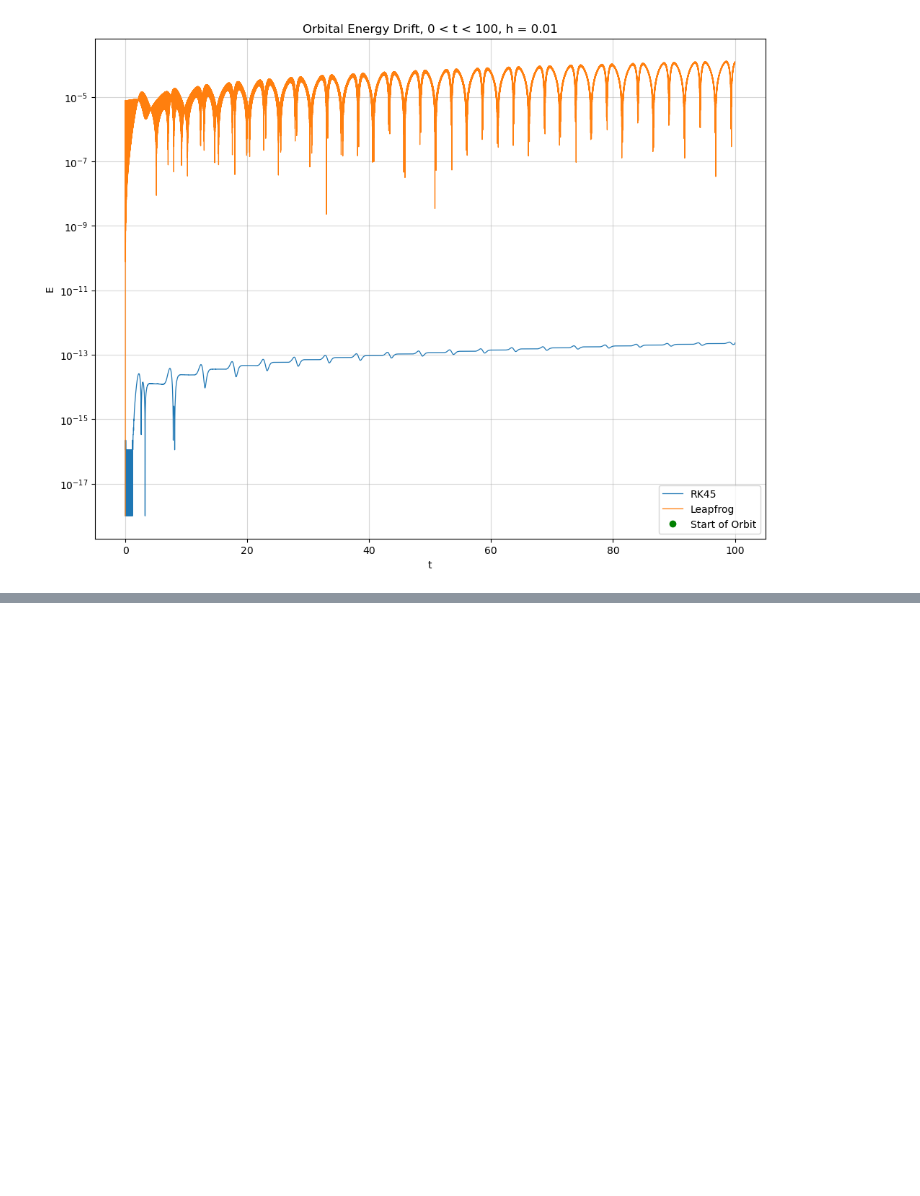
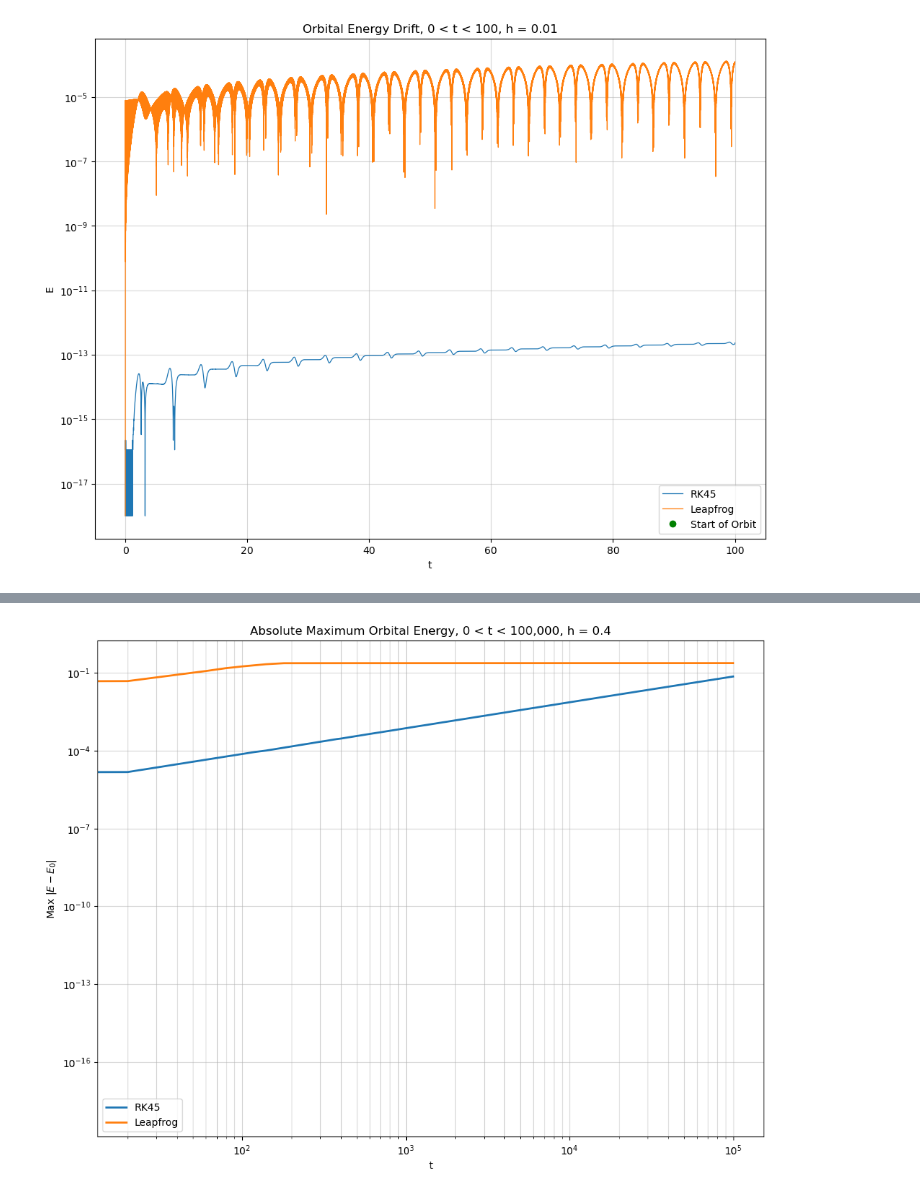
Before and after one commit to amf599-cyber/ASTR427, a Jupyter notebook: HW2-AMF.ipynb, the cells around one changed output, grey strips where cells are left out. Drawn from its saved outputs; the diff is of its cells as text; code cells hidden in the pictures; blank space fills up the shorter version.

```diff
--- a/HW2-AMF.ipynb
+++ b/HW2-AMF.ipynb
@@ -623,3 +640,21 @@ Energy Calculation runtime: 0.186496 s
+# %%
+# Plotting Max Difference in Energy from Initial Energy state over Time (loglog):
+res = 50 # point resolution, plot one value per 50 points, to smooth curve out
+fig, ax = plt.subplots(figsize=(12,9))
+
+dE_RK = np.maximum.accumulate(np.abs(E_RK - E_RK[0]))
+dE_LF = np.maximum.accumulate(np.abs(E_LF - E_LF[0]))
+
+ax.loglog(t_RK[::res], dE_RK[::res] + 1e-18, label="RK45", lw=2.0)
+ax.loglog(t_LF[::res], dE_LF[::res] + 1e-18, label="Leapfrog", lw=2.0)
+ax.set_xlabel("t")
+ax.set_ylabel(r"Max $|E - E_0|$")
+ax.set_title("Absolute Maximum Orbital Energy, 0 < t < 100,000, h = 0.4")
+ax.grid(True, which="both", alpha=0.5)
+ax.legend()
+plt.show()
+# %% [output]
+[figure, added]
 # %%
 # Comments on differences in behavior of E(t) methods, wall clock differences.
 # Runtimes for E(t)
```
Also changed, not shown: parts of 9 cells of this notebook.
